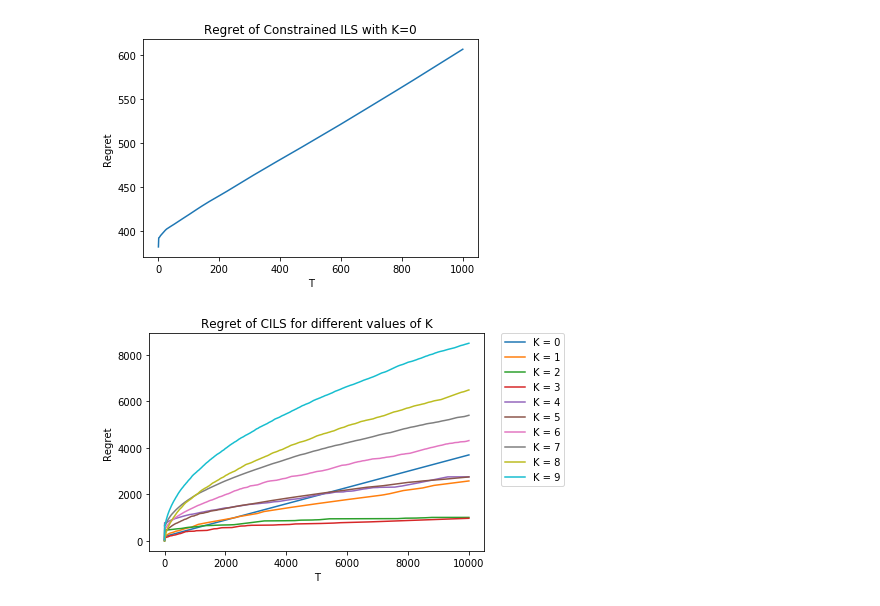
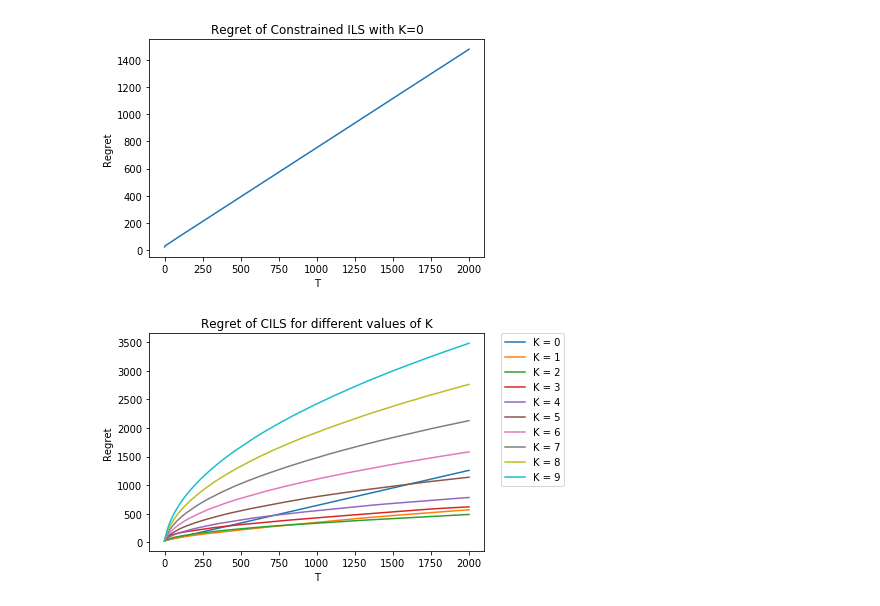
Before and after one commit to adelmag/Assignment3DDDMOR, a Jupyter notebook: exercise_4.ipynb, the cells around one changed output. Saved outputs shown, nothing was run; the diff lists cells and outputs as text; code cells hidden in the pictures.

```diff
--- a/exercise_4.ipynb
+++ b/exercise_4.ipynb
@@ -24,15 +24,11 @@ The OUTPUT is p_{t+1} (int), the price chosen by GILS for the next time stamp.
 
 def GILS(b_1, b_2, b_3, b_4, min_p, max_p, t, h):
 
-    # Choose a random price for the first 2 time stamps.
-    if t == 0:
-        return random.uniform(min_p,max_p)
-    if t == 1:
-        p_1 = h[0][0]
-        p_2 = random.uniform(min_p,max_p)
-        while p_2 == p_1:
-            p_2 = random.uniform(min_p,max_p)
-        return p_2
+    # We fix arbitrary initial prices p_1 and p_2.
+    if t==0:
+        return 17
+    if t==1:
+        return 7
 
     # If t>1, compute the least squares estimator (theta_1, theta_2).
     # We use the usual solution for ls estimator in linear regression.
@@ -94,7 +90,7 @@ def CILS(b_1, b_2, b_3, b_4, min_p, max_p, t, h, K):
         return U_price
 
 '''
-Let us assume for now that b_1 = 0.01, b_2 = 1000, b_3 = -500, b_4 = -0.01, min_p = 0, max_p = 50.
+Let us now fix b_1 = 0.01, b_2 = 1000, b_3 = -500, b_4 = -0.01, min_p = 0, max_p = 50.
 And also that the true theta_1 = 10 and theta_2 = -0.5 so that D = 10 - 0.5*p.
 '''
 
@@ -103,33 +99,25 @@ And also that the true theta_1 = 10 and theta_2 = -0.5 so that D = 10 - 0.5*p.
 '''
 REGRET_fixed_K(K, T, theta_1, theta_2) computes all the regrets for CILS(K) up to time T for
 true paramters theta_1, theta_2 fixed, and parameter K.
+n is the number of trials over which the regret function is averaged.
 '''
 
-def REGRET_fixed_K(K, T, theta_1, theta_2):
+def REGRET_fixed_K(K, T, theta_1, theta_2, n):
     best_p = -theta_1/(2*theta_2) # the best price in hindsight
-    regrets = []
-    h = []
-    regret = 0
-    for t in range(T):
-        e_t = np.random.normal(0,1) # We assume the epsilon error at time t to be N(0,1) distributed.
-        p_t = CILS(0.01,1000,-500,-0.01,0,50, t, h, K)
-        d_t = theta_1 + theta_2*p_t +e_t
-        regret += best_p*(theta_1 + theta_2*best_p) - p_t*(d_t-e_t)
-        h.append((p_t,d_t))
-        regrets.append(regret)
-    return regrets
-
-'''
-REGRET_fixed_K(K, T, theta_1, theta_2) computes all the regrets at time T of all CILS(k) for k = 0 to 100.
-True paramters of the demand function are theta_1, theta_2.
-'''
-
-def REGRET_fixed_T(K, T, theta_1, theta_2):
-    regrets = []
-    for k in range(K):
-        temp = REGRET_fixed_K(k,T,theta_1,theta_2)
-        regrets.append(temp[T-1])
-    return regrets
+    all_trials = []
+    for i in range(n): # We average our result over n trials
+        regrets = []
+        h = []
+        regret = 0
+        for t in range(T):
+            e_t = np.random.normal(0,1) # We assume the epsilon error at time t to be N(0,1) distributed.
+            p_t = CILS(0.01,1000,-500,-0.01,0,50, t, h, K)
+            d_t = theta_1 + theta_2*p_t +e_t
+            regret += best_p*(theta_1 + theta_2*best_p) - p_t*(d_t-e_t)
+            h.append((p_t,d_t))
+            regrets.append(regret)
+        all_trials.append(regrets)
+    return [sum([all_trials[i][t] for i in range(n)])/n for t in range(T)]
 
 def main():
 
@@ -139,11 +127,12 @@ def main():
     We compute the regret of CILS(0) for T = 1 to T = 1000. We then plot it against time
     to assess its linear behavior.
     '''
+
     # Computation.
-    time_max = 1000
+    time_max = 2000
     time = [t+1 for t in range(time_max)]
     regrets = []
-    regrets = REGRET_fixed_K(0, time_max, 10, -0.5)
+    regrets = REGRET_fixed_K(0, time_max, 10, -0.5,100)
 
     # PLOT.
     fig = plt.figure()
@@ -155,34 +144,34 @@ def main():
     plt.show()
 
     # Question (c)
 
     '''
     We compare the behavior of the regrets of CILS(k) for a smaller range of k.
     We then plot each regret function against time on the same graph to compare their asymptotic behavior,
     and determine for which CILS(k) is better for values of T.
     '''
 
     k_max = 10 # Computing for k = 0, 1, ..., 9
-    time_max = 10000
+    time_max = 2000
     time = [t+1 for t in range(time_max)]
     regrets_k = []
     for k in range(k_max):
-        regrets_k.append(REGRET_fixed_K(k, time_max, 10, -0.5))
+        regrets_k.append(REGRET_fixed_K(k, time_max, 10, -0.5,100))
 
     # PLOT.
     figx = plt.figure()
     axes = figx.add_subplot(111)
     axes.set_xlabel('T')
     axes.set_ylabel('Regret')
     axes.set_title('Regret of CILS for different values of K')
 
     for k in range(k_max):
         axes.plot(time,regrets_k[k],label = "K = " + str(k))
     plt.legend(bbox_to_anchor=(1.05, 1), loc='upper left', borderaxespad=0.)
     plt.show()
 
 if __name__ == '__main__':
     main()
 # %% [output]
-[figure, old version]
+[figure, new version]
-[figure, old version]
+[figure, new version]
```
